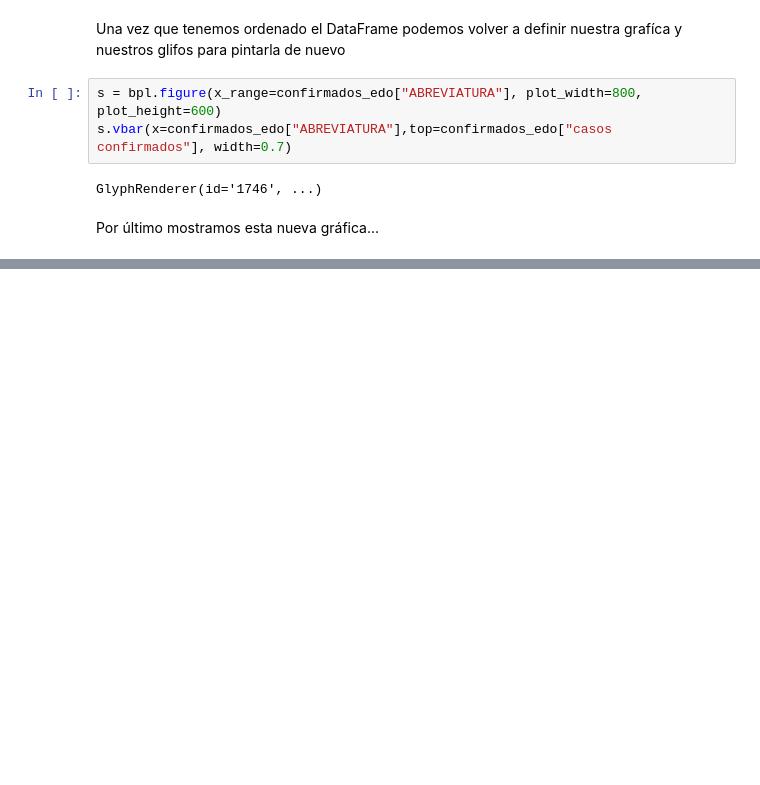
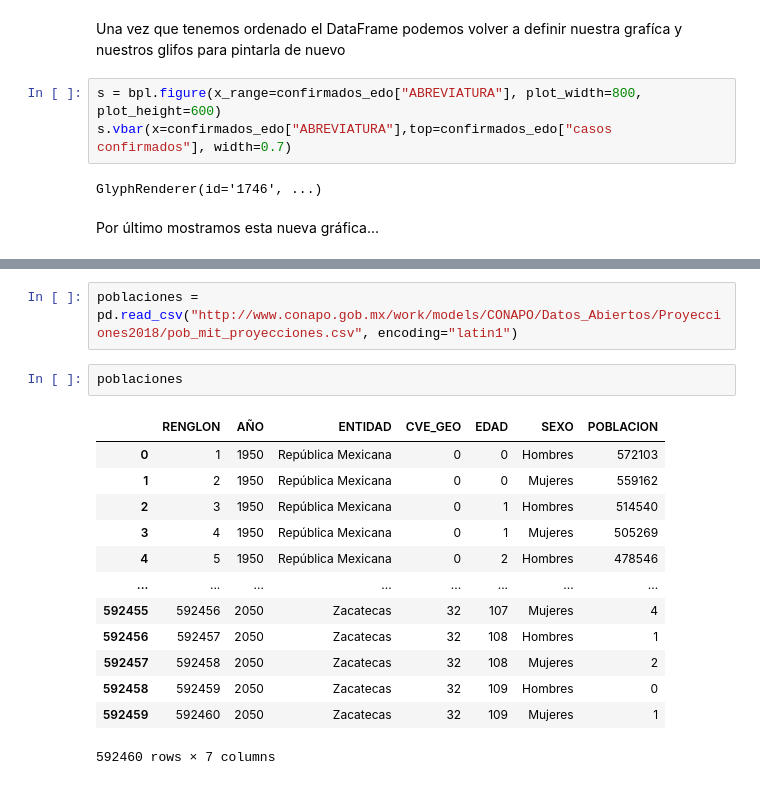
Before and after one commit to irvingfisica/taller01, a Jupyter notebook: taller_python.ipynb, the cells around one changed output, grey strips where cells are left out. Drawn from its saved outputs; the diff is of its cells as text; blank space fills up the shorter version.

```diff
--- a/taller_python.ipynb
+++ b/taller_python.ipynb
@@ -880,0 +885,18 @@ bpl.show(s)
+# %%
+poblaciones = pd.read_csv("http://www.conapo.gob.mx/work/models/CONAPO/Datos_Abiertos/Proyecciones2018/pob_mit_proyecciones.csv", encoding="latin1")
+# %%
+poblaciones
+# %% [output]
+|  | RENGLON | AÑO | ENTIDAD | CVE_GEO | EDAD | SEXO | POBLACION |
+| 0 | 1 | 1950 | República Mexicana | 0 | 0 | Hombres | 572103 |
+| 1 | 2 | 1950 | República Mexicana | 0 | 0 | Mujeres | 559162 |
+| 2 | 3 | 1950 | República Mexicana | 0 | 1 | Hombres | 514540 |
+| 3 | 4 | 1950 | República Mexicana | 0 | 1 | Mujeres | 505269 |
+| 4 | 5 | 1950 | República Mexicana | 0 | 2 | Hombres | 478546 |
+| ... | ... | ... | ... | ... | ... | ... | ... |
+| 592455 | 592456 | 2050 | Zacatecas | 32 | 107 | Mujeres | 4 |
+| 592456 | 592457 | 2050 | Zacatecas | 32 | 108 | Hombres | 1 |
+| 592457 | 592458 | 2050 | Zacatecas | 32 | 108 | Mujeres | 2 |
+| 592458 | 592459 | 2050 | Zacatecas | 32 | 109 | Hombres | 0 |
+| 592459 | 592460 | 2050 | Zacatecas | 32 | 109 | Mujeres | 1 |
+592460 rows × 7 columns
```
Also changed, not shown: parts of 20 cells of this notebook.
